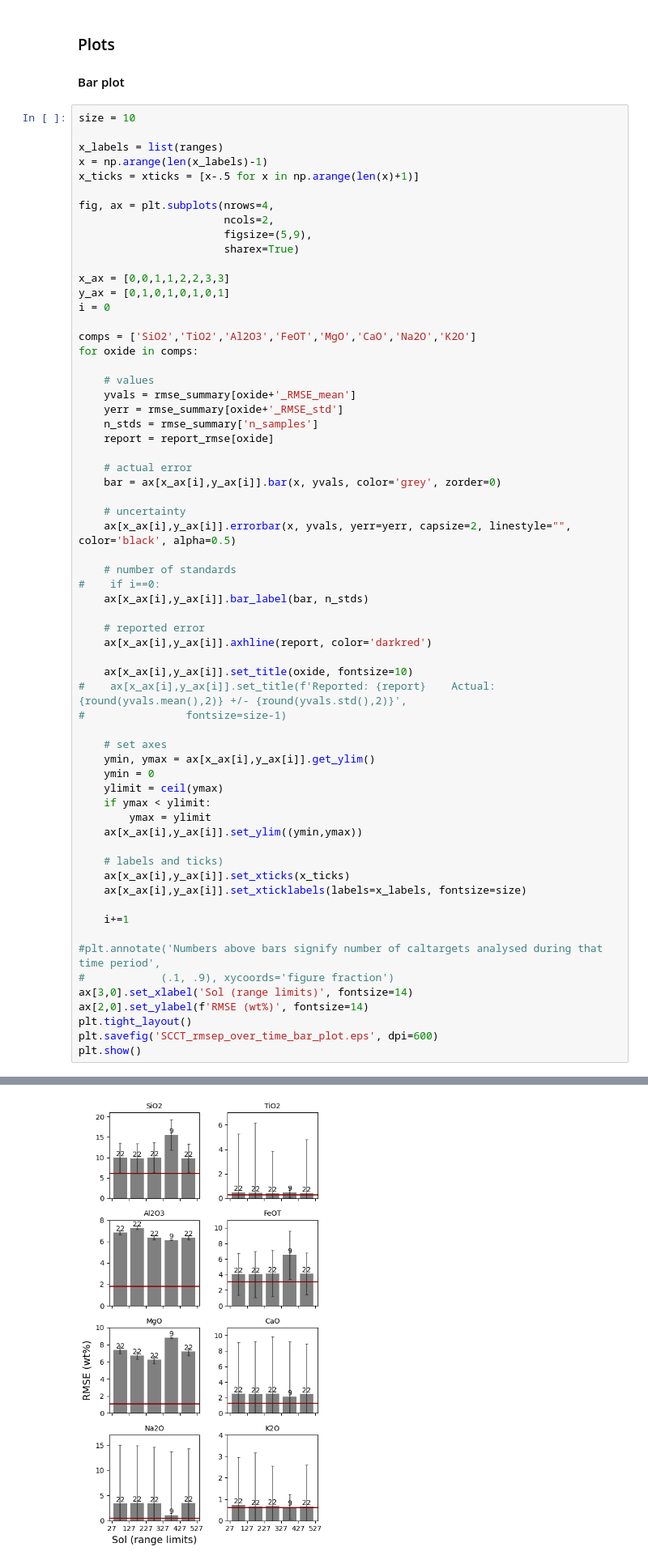
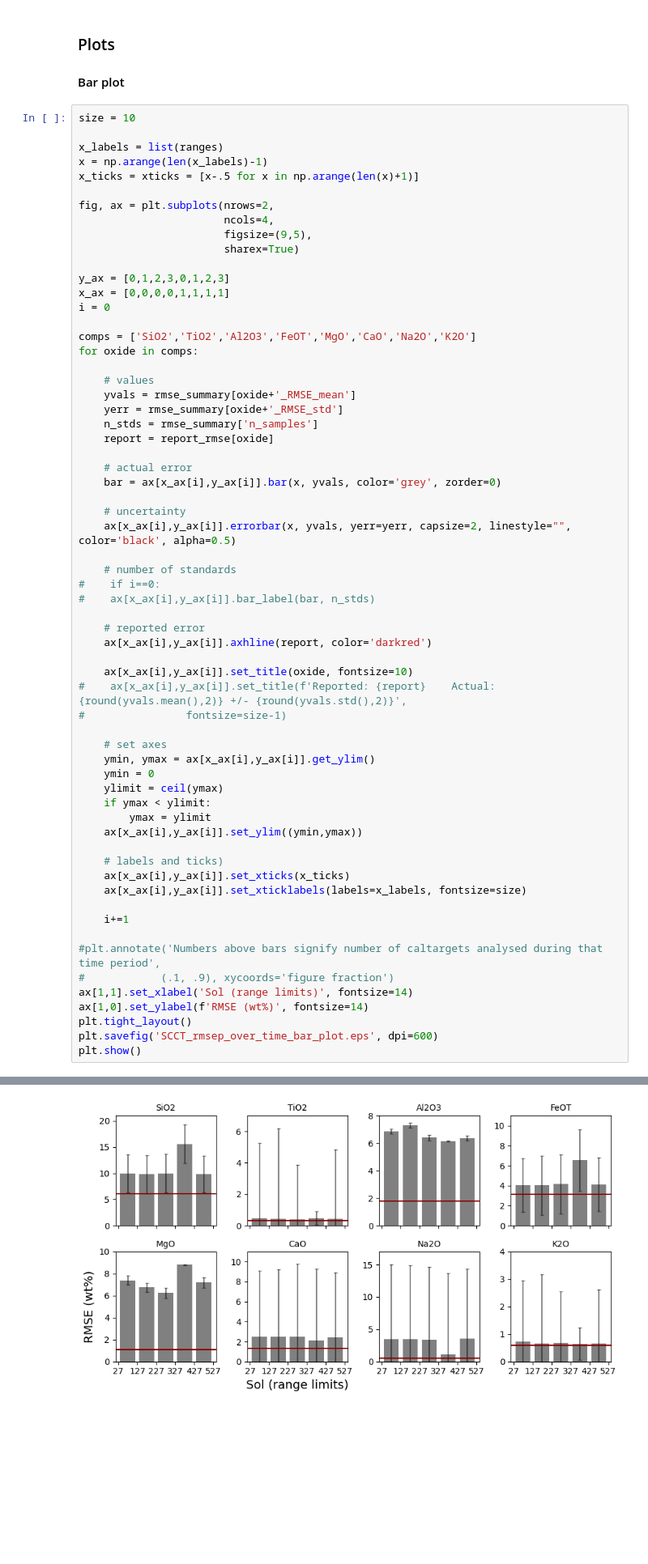
Before and after one commit to ytsmacr/caltarget-accuracy, a Jupyter notebook: compare SuperCam pred true.ipynb, the cells around one changed output, grey strips where cells are left out. Shown at 81% size. Saved outputs shown, nothing was run; the diff lists cells and outputs as text; blank space fills up the shorter version.

```diff
--- a/compare SuperCam pred true.ipynb
+++ b/compare SuperCam pred true.ipynb
@@ -176,13 +183,13 @@ x_labels = list(ranges)
 x = np.arange(len(x_labels)-1)
 x_ticks = xticks = [x-.5 for x in np.arange(len(x)+1)]
 
-fig, ax = plt.subplots(nrows=4,
-                       ncols=2,
-                       figsize=(5,9),
+fig, ax = plt.subplots(nrows=2,
+                       ncols=4,
+                       figsize=(9,5),
                        sharex=True)
 
-x_ax = [0,0,1,1,2,2,3,3]
-y_ax = [0,1,0,1,0,1,0,1]
+y_ax = [0,1,2,3,0,1,2,3]
+x_ax = [0,0,0,0,1,1,1,1]
 i = 0
 
 comps = ['SiO2','TiO2','Al2O3','FeOT','MgO','CaO','Na2O','K2O']
@@ -202,7 +209,7 @@ for oxide in comps:
 
     # number of standards
 #    if i==0:
-    ax[x_ax[i],y_ax[i]].bar_label(bar, n_stds)
+#    ax[x_ax[i],y_ax[i]].bar_label(bar, n_stds)
 
     # reported error
     ax[x_ax[i],y_ax[i]].axhline(report, color='darkred')
@@ -221,36 +228,36 @@ for oxide in comps:
 
     # labels and ticks)
     ax[x_ax[i],y_ax[i]].set_xticks(x_ticks)
     ax[x_ax[i],y_ax[i]].set_xticklabels(labels=x_labels, fontsize=size)
 
     i+=1
 
 #plt.annotate('Numbers above bars signify number of caltargets analysed during that time period',
 #            (.1, .9), xycoords='figure fraction')
-ax[3,0].set_xlabel('Sol (range limits)', fontsize=14)
-ax[2,0].set_ylabel(f'RMSE (wt%)', fontsize=14)
+ax[1,1].set_xlabel('Sol (range limits)', fontsize=14)
+ax[1,0].set_ylabel(f'RMSE (wt%)', fontsize=14)
 plt.tight_layout()
 plt.savefig('SCCT_rmsep_over_time_bar_plot.eps', dpi=600)
 plt.show()
 # %% [output]
 The PostScript backend does not support transparency; partially transparent artists will be rendered opaque.
 The PostScript backend does not support transparency; partially transparent artists will be rendered opaque.
 The PostScript backend does not support transparency; partially transparent artists will be rendered opaque.
 The PostScript backend does not support transparency; partially transparent artists will be rendered opaque.
 The PostScript backend does not support transparency; partially transparent artists will be rendered opaque.
 The PostScript backend does not support transparency; partially transparent artists will be rendered opaque.
 The PostScript backend does not support transparency; partially transparent artists will be rendered opaque.
 The PostScript backend does not support transparency; partially transparent artists will be rendered opaque.
 The PostScript backend does not support transparency; partially transparent artists will be rendered opaque.
 The PostScript backend does not support transparency; partially transparent artists will be rendered opaque.
 The PostScript backend does not support transparency; partially transparent artists will be rendered opaque.
 The PostScript backend does not support transparency; partially transparent artists will be rendered opaque.
 ... (72 lines left out)
 The PostScript backend does not support transparency; partially transparent artists will be rendered opaque.
 The PostScript backend does not support transparency; partially transparent artists will be rendered opaque.
 The PostScript backend does not support transparency; partially transparent artists will be rendered opaque.
 The PostScript backend does not support transparency; partially transparent artists will be rendered opaque.
-[figure, old version]
+[figure, new version]
 # %% [markdown]
 #### predicted vs true figures
 # %% [raw]
```
Also changed, not shown: parts of 4 cells of this notebook, 16 other files.
